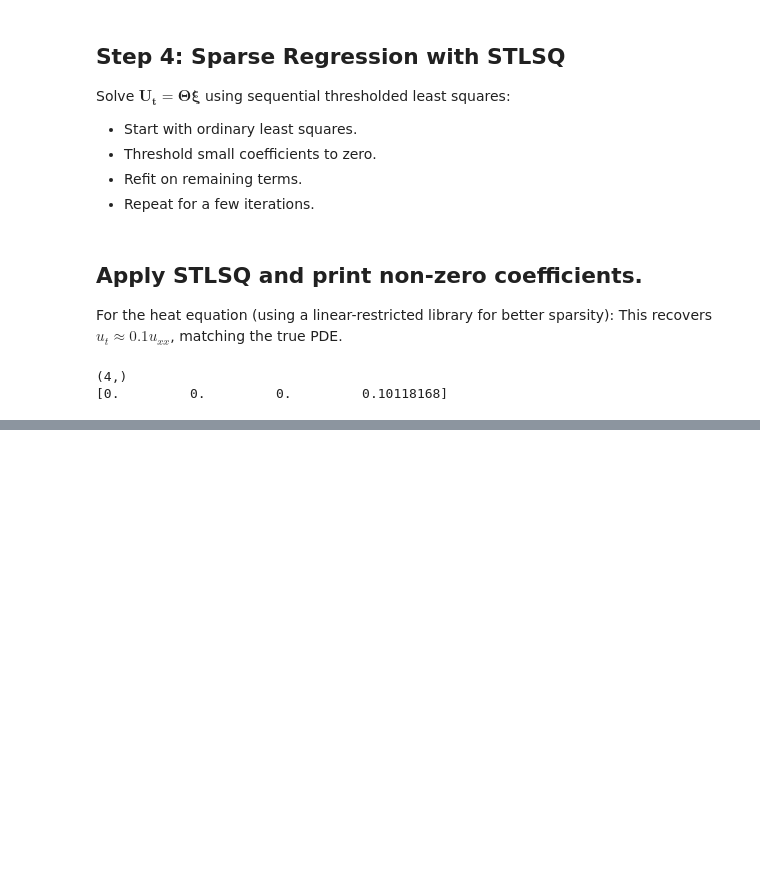
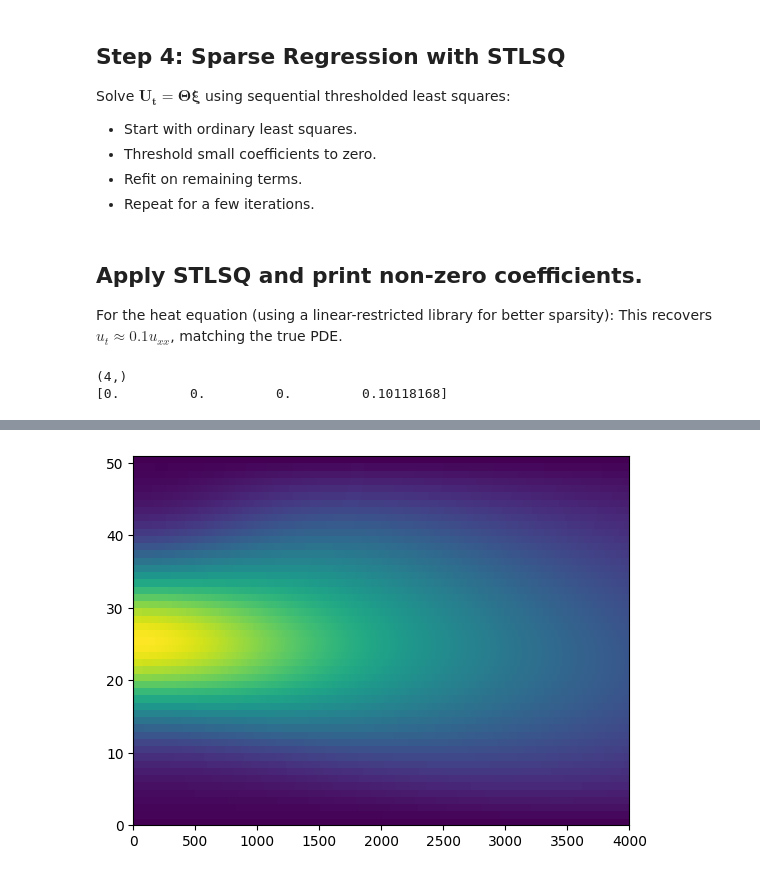
Before and after one commit to arofenitra/SINDy-research, a Jupyter notebook: sindy_tutorial.ipynb, the cells around one changed output, grey strips where cells are left out. Drawn from its saved outputs; the diff is of its cells as text; code cells hidden in the pictures; blank space fills up the shorter version.

```diff
--- a/sindy_tutorial.ipynb
+++ b/sindy_tutorial.ipynb
@@ -119,0 +126,36 @@ print(xi)
+# %%
+import numpy as np
+
+# Parameters
+L = 1.0  # Domain length [0,1]
+nx = 51  # Spatial points
+dx = L / (nx - 1)
+nt = 4000  # Time steps for t_max=2
+dt = 0.0005  # Time step for stability
+alpha = 0.1  # Base coefficient
+
+# Spatial and time grids
+x = np.linspace(0, L, nx)
+t_grid = np.linspace(0, dt*(nt-1), nt)
+
+# Initial condition
+u0 = np.exp(- (x - L/2)**2 / 0.05 )
+
+# Simulate u_t = alpha * t * x * u_xx
+u = np.zeros((nt, nx))
+u[0] = u0
+for n in range(1, nt):
+    t = (n-1) * dt  # t at previous step
+    diff = np.zeros(nx-2)
+    for i in range(1, nx-1):
+        a = alpha * t * x[i]
+        diff[i-1] = a / dx**2 * (u[n-1, i+1] - 2*u[n-1, i] + u[n-1, i-1])
+    u[n, 1:-1] = u[n-1, 1:-1] + dt * diff
+
+u = u.T  # Shape: (nx, nt)
+# %%
+from matplotlib import pyplot as plt
+plt.pcolor(u)
+plt.show()
+# %% [output]
+[figure, added]
```
Also changed, not shown: parts of 9 cells of this notebook.
